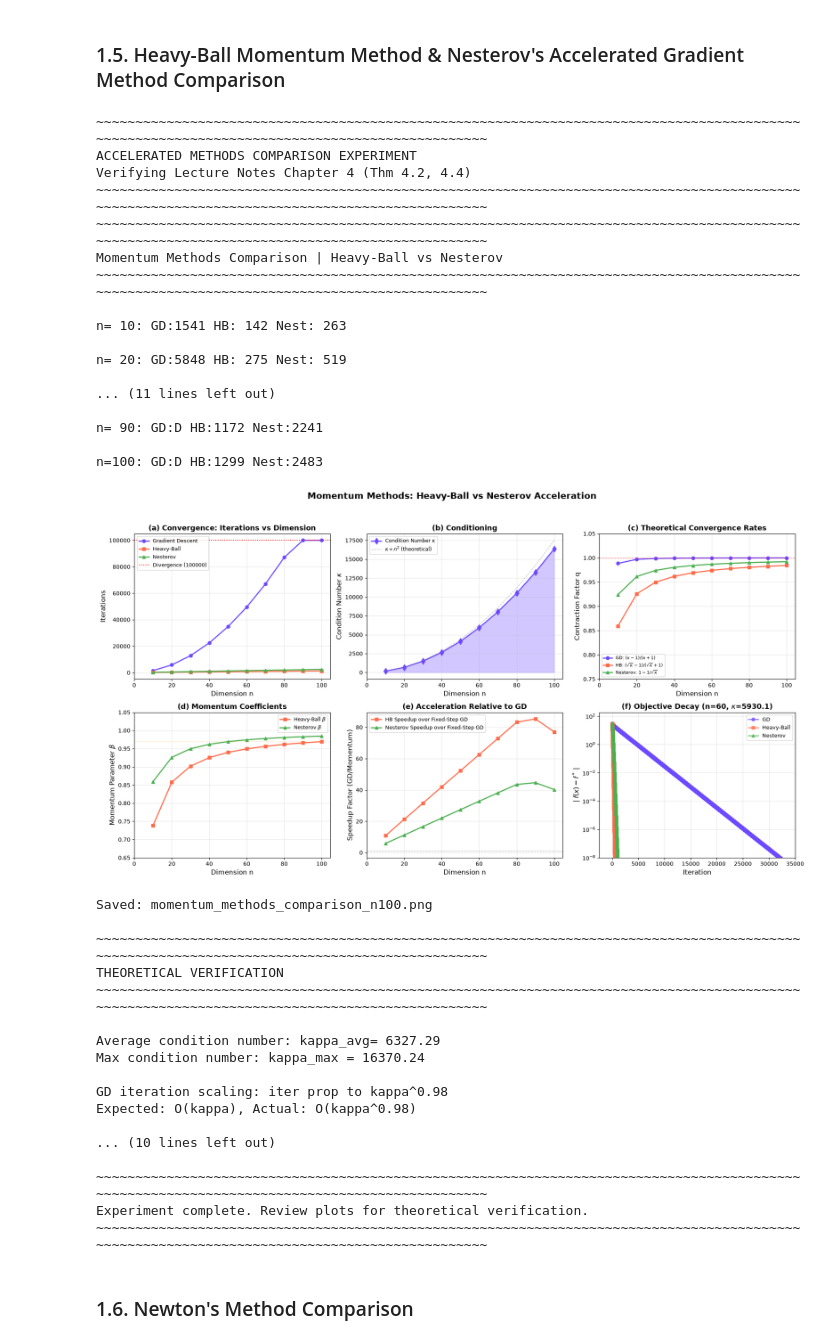
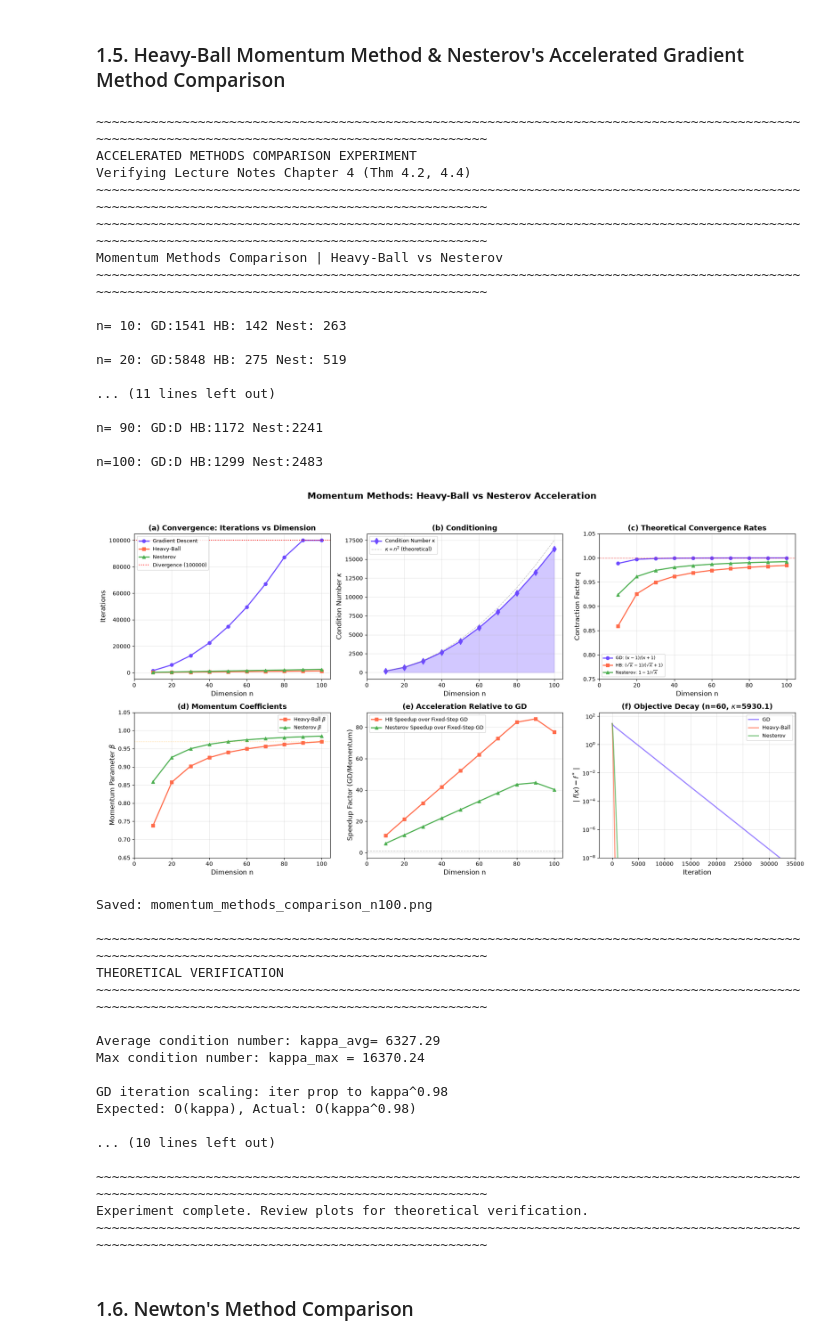
Before and after one commit to alex-id9/2MBC80-coursework, a Jupyter notebook: implementation_SM_P1.ipynb, the cells around one changed output. Saved outputs shown, nothing was run; the diff lists cells and outputs as text; code cells hidden in the pictures.

```diff
--- a/implementation_SM_P1.ipynb
+++ b/implementation_SM_P1.ipynb
@@ -1688,7 +1711,7 @@ def momentum_methods_comparison(n_values: List[int] = [10, 20, 30, 40, 50, 60, 7
         if hist_gd:
             ax6.semilogy(range(len(hist_gd['obj'])),
                         [abs(o - obj_example_analytical) for o in hist_gd['obj']],
-                        'o-', linewidth=2, label='GD', color='#6d4aff', alpha=0.7)
+                        '-', linewidth=2, label='GD', color='#6d4aff', alpha=0.7)
     except:
         pass
 
@@ -1698,7 +1721,7 @@ def momentum_methods_comparison(n_values: List[int] = [10, 20, 30, 40, 50, 60, 7
         if hist_hb:
             ax6.semilogy(range(len(hist_hb['obj'])),
                         [abs(o - obj_example_analytical) for o in hist_hb['obj']],
-                        's-', linewidth=2, label='Heavy-Ball', color='#ff6b4a', alpha=0.7)
+                        '-', linewidth=2, label='Heavy-Ball', color='#ff6b4a', alpha=0.7)
     except:
         pass
 
@@ -1708,7 +1731,7 @@ def momentum_methods_comparison(n_values: List[int] = [10, 20, 30, 40, 50, 60, 7
         if hist_nest:
             ax6.semilogy(range(len(hist_nest['obj'])),
                         [abs(o - obj_example_analytical) for o in hist_nest['obj']],
-                        '^-', linewidth=2, label='Nesterov', color='#4caf50', alpha=0.7)
+                        '-', linewidth=2, label='Nesterov', color='#4caf50', alpha=0.7)
     except:
         pass
 
@@ -1780,34 +1803,34 @@ if __name__ == "__main__":
     print("Verifying Lecture Notes Chapter 4 (Thm 4.2, 4.4)")
     print("~~" * 70)
 
     results, fig = momentum_methods_comparison(
         n_values=[10, 20, 30, 40, 50, 60, 70, 80, 90, 100],
         max_iter=100000,
         epsilon=1e-8
     )
 
     print("\n" + "~~" * 70)
     print("Experiment complete. Review plots for theoretical verification.")
     print("~~" * 70)
 # %% [output]
 ~~~~~~~~~~~~~~~~~~~~~~~~~~~~~~~~~~~~~~~~~~~~~~~~~~~~~~~~~~~~~~~~~~~~~~~~~~~~~~~~~~~~~~~~~~~~~~~~~~~~~~~~~~~~~~~~~~~~~~~~~~~~~~~~~~~~~~~~~~~~
 ACCELERATED METHODS COMPARISON EXPERIMENT
 Verifying Lecture Notes Chapter 4 (Thm 4.2, 4.4)
 ~~~~~~~~~~~~~~~~~~~~~~~~~~~~~~~~~~~~~~~~~~~~~~~~~~~~~~~~~~~~~~~~~~~~~~~~~~~~~~~~~~~~~~~~~~~~~~~~~~~~~~~~~~~~~~~~~~~~~~~~~~~~~~~~~~~~~~~~~~~~
 ~~~~~~~~~~~~~~~~~~~~~~~~~~~~~~~~~~~~~~~~~~~~~~~~~~~~~~~~~~~~~~~~~~~~~~~~~~~~~~~~~~~~~~~~~~~~~~~~~~~~~~~~~~~~~~~~~~~~~~~~~~~~~~~~~~~~~~~~~~~~
 Momentum Methods Comparison | Heavy-Ball vs Nesterov
 ~~~~~~~~~~~~~~~~~~~~~~~~~~~~~~~~~~~~~~~~~~~~~~~~~~~~~~~~~~~~~~~~~~~~~~~~~~~~~~~~~~~~~~~~~~~~~~~~~~~~~~~~~~~~~~~~~~~~~~~~~~~~~~~~~~~~~~~~~~~~
 
 n= 10: GD:1541 HB: 142 Nest: 263
 
 n= 20: GD:5848 HB: 275 Nest: 519
 
 ... (11 lines left out)
 
 n= 90: GD:D HB:1172 Nest:2241
 
 n=100: GD:D HB:1299 Nest:2483
-[figure, old version]
+[figure, new version]
 Saved: momentum_methods_comparison_n100.png
 
 ~~~~~~~~~~~~~~~~~~~~~~~~~~~~~~~~~~~~~~~~~~~~~~~~~~~~~~~~~~~~~~~~~~~~~~~~~~~~~~~~~~~~~~~~~~~~~~~~~~~~~~~~~~~~~~~~~~~~~~~~~~~~~~~~~~~~~~~~~~~~
```
Also changed, not shown: parts of 2 cells of this notebook, 2 other files.
